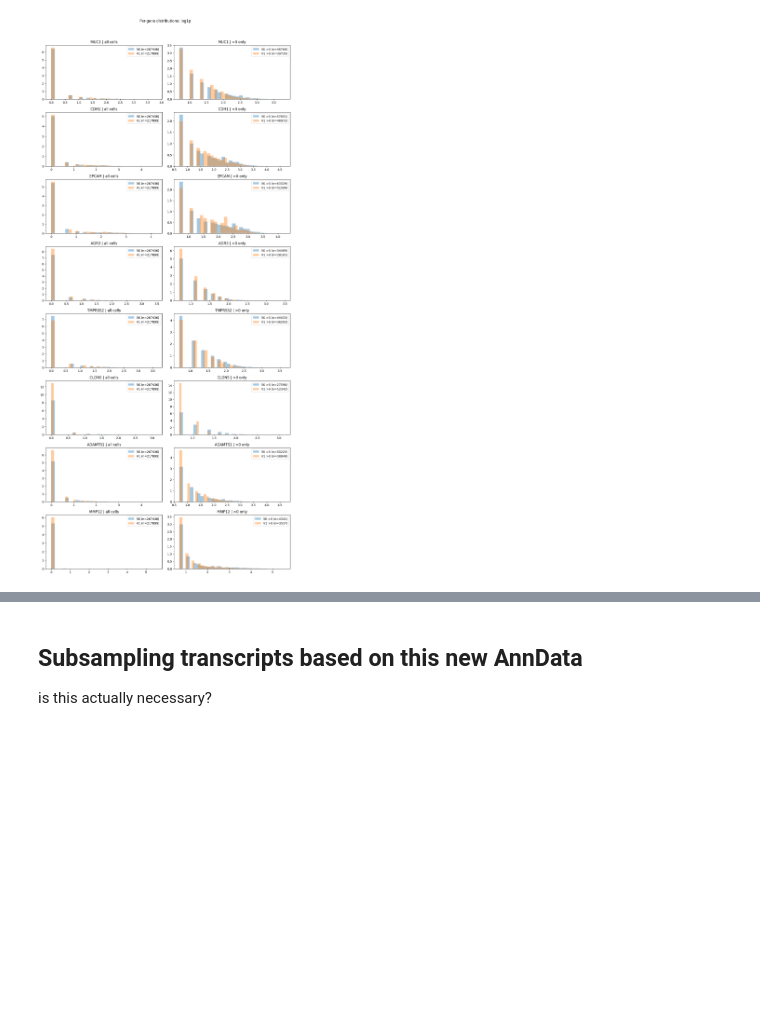
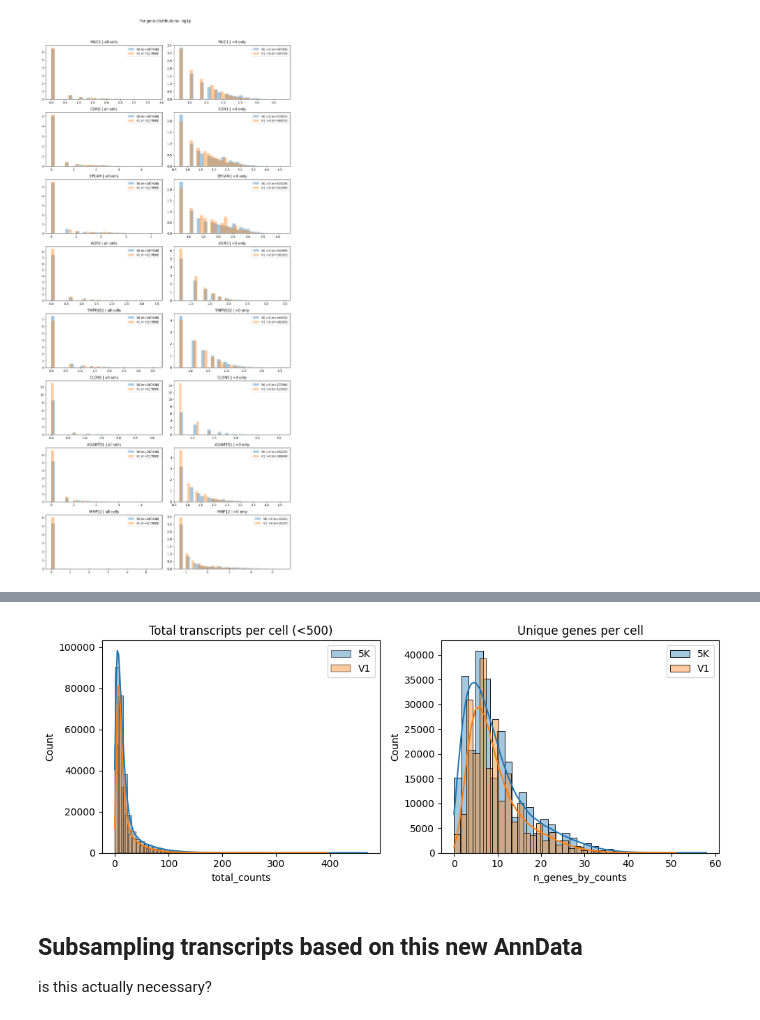
Before and after one commit to niekparidaens/BEP, a Jupyter notebook: Gene comparison spatialdata.ipynb, the cells around one changed output, grey strips where cells are left out. Cells and saved outputs as stored; diff of their text form; code cells hidden in the pictures; blank space fills up the shorter version.

```diff
--- a/Gene comparison spatialdata.ipynb
+++ b/Gene comparison spatialdata.ipynb
@@ -1269,3 +1186,51 @@ plt.show()
+# %%
+fig, axs = plt.subplots(1, 2, figsize=(10, 4))
+
+# 1) Total transcripts per cell
+axs[0].set_title("Total transcripts per cell (<500)")
+sns.histplot(
+    adata_5k.obs.loc[adata_5k.obs["total_counts"] < 500, "total_counts"],
+    kde=True,
+    bins=60,
+    alpha=0.4,
+    label="5K",
+    ax=axs[0],
+)
+sns.histplot(
+    adata_v1_5k_like.obs.loc[adata_v1_5k_like.obs["total_counts"] < 500, "total_counts"],
+    kde=True,
+    bins=60,
+    alpha=0.4,
+    label="V1",
+    ax=axs[0],
+)
+axs[0].legend()
+
+# 2) Unique genes per cell
+axs[1].set_title("Unique genes per cell")
+sns.histplot(
+    adata_5k.obs["n_genes_by_counts"],
+    kde=True,
+
+    bins=35,
+    alpha=0.4,
+    label="5K",
+    ax=axs[1],
+)
+sns.histplot(
+    adata_v1_5k_like.obs["n_genes_by_counts"],
+    kde=True,
+    bins=35,
+    alpha=0.4,
+    label="V1",
+    ax=axs[1],
+)
+axs[1].legend()
+
+plt.tight_layout()
+plt.show()
+# %% [output]
+[figure, added]
 # %% [markdown]
 ## Subsampling transcripts based on this new AnnData
 
```
Also changed, not shown: parts of 9 cells of this notebook, 3 other files.
